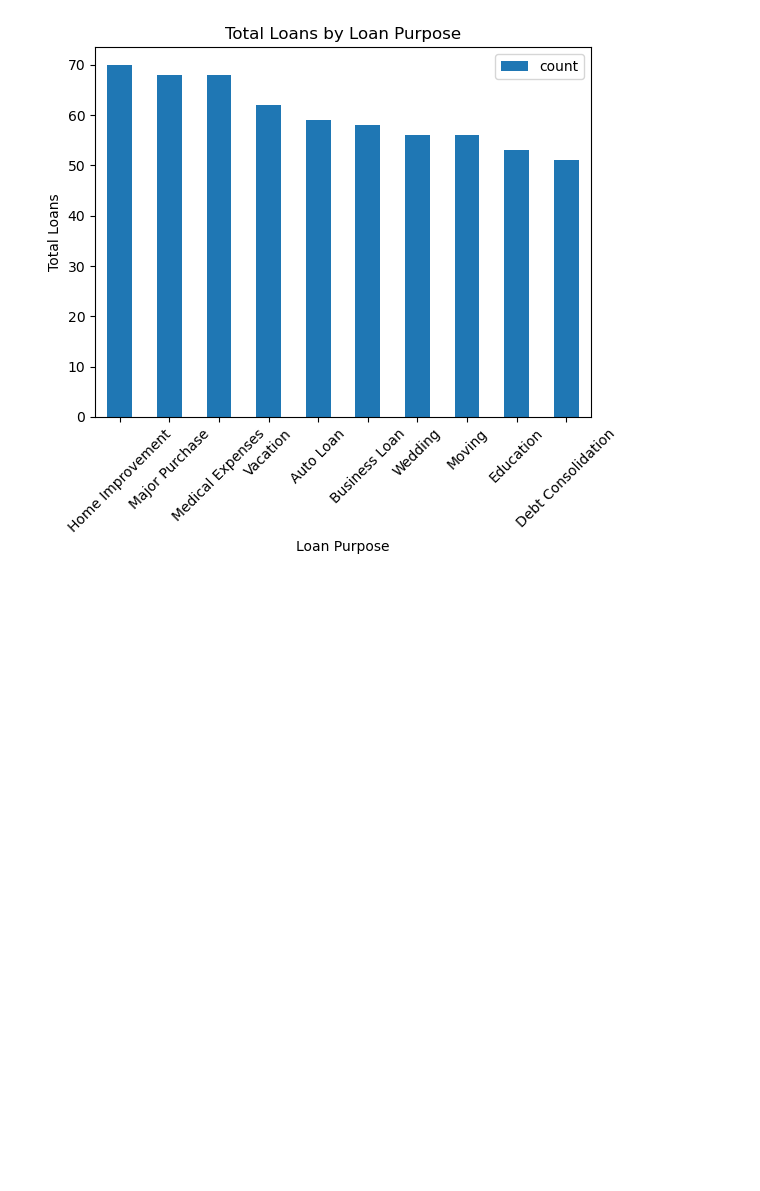
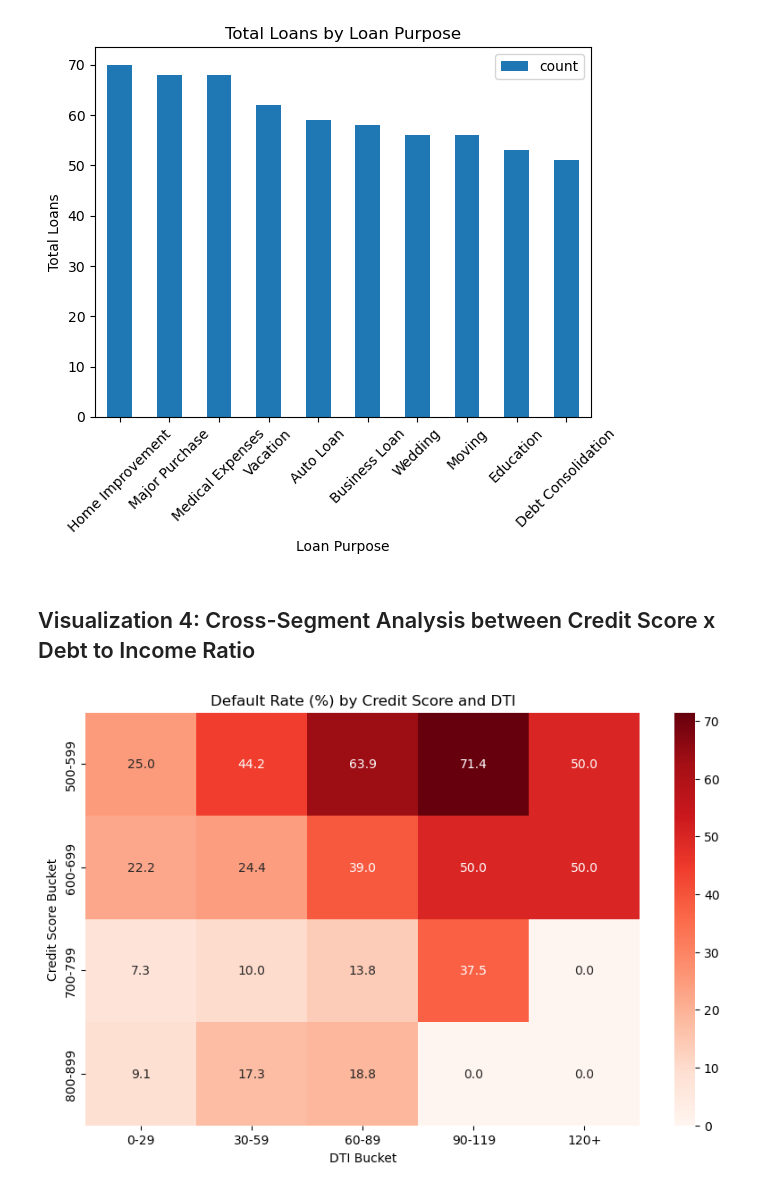
Before and after one commit to JamesSagali/Horizon-Financial-Group---Credit-Risk-Analysis, a Jupyter notebook: horizon_financial_group.ipynb, the cells around one changed output. Cells and saved outputs as stored; diff of their text form; code cells hidden in the pictures; blank space fills up the shorter version.

Commit message:
Additional analysis

```diff
--- a/horizon_financial_group.ipynb
+++ b/horizon_financial_group.ipynb
@@ -285,3 +312,34 @@ plt.xticks(rotation=45)
 plt.show()
 # %% [output]
 [figure]
+# %% [markdown]
+## Visualization 4: Cross-Segment Analysis between Credit Score x Debt to Income Ratio
+# %%
+# Pivot table showing the relationship between credit score buckets, DTI buckets, and default rates. This will then be used to create a heatmap to visualize the relationship between credit score, DTI, and default rates.
+# This answers whether borrowers with lower credit scores and higher DTI ratios are more likely to default on their loans.
+
+pivot_table = pd.pivot_table(
+    df,
+    values='defaulted',
+    index='credit_score_buckets',
+    columns='dti_buckets',
+    aggfunc='mean',
+    observed=True
+) * 100
+
+plt.figure(figsize=(10,6))
+
+sns.heatmap(
+    pivot_table,
+    annot=True,
+    fmt='.1f',
+    cmap='Reds'
+)
+
+plt.title('Default Rate (%) by Credit Score and DTI')
+plt.xlabel('DTI Bucket')
+plt.ylabel('Credit Score Bucket')
+
+plt.show()
+# %% [output]
+[figure, added]
```
Also changed, not shown: parts of 20 cells of this notebook.
